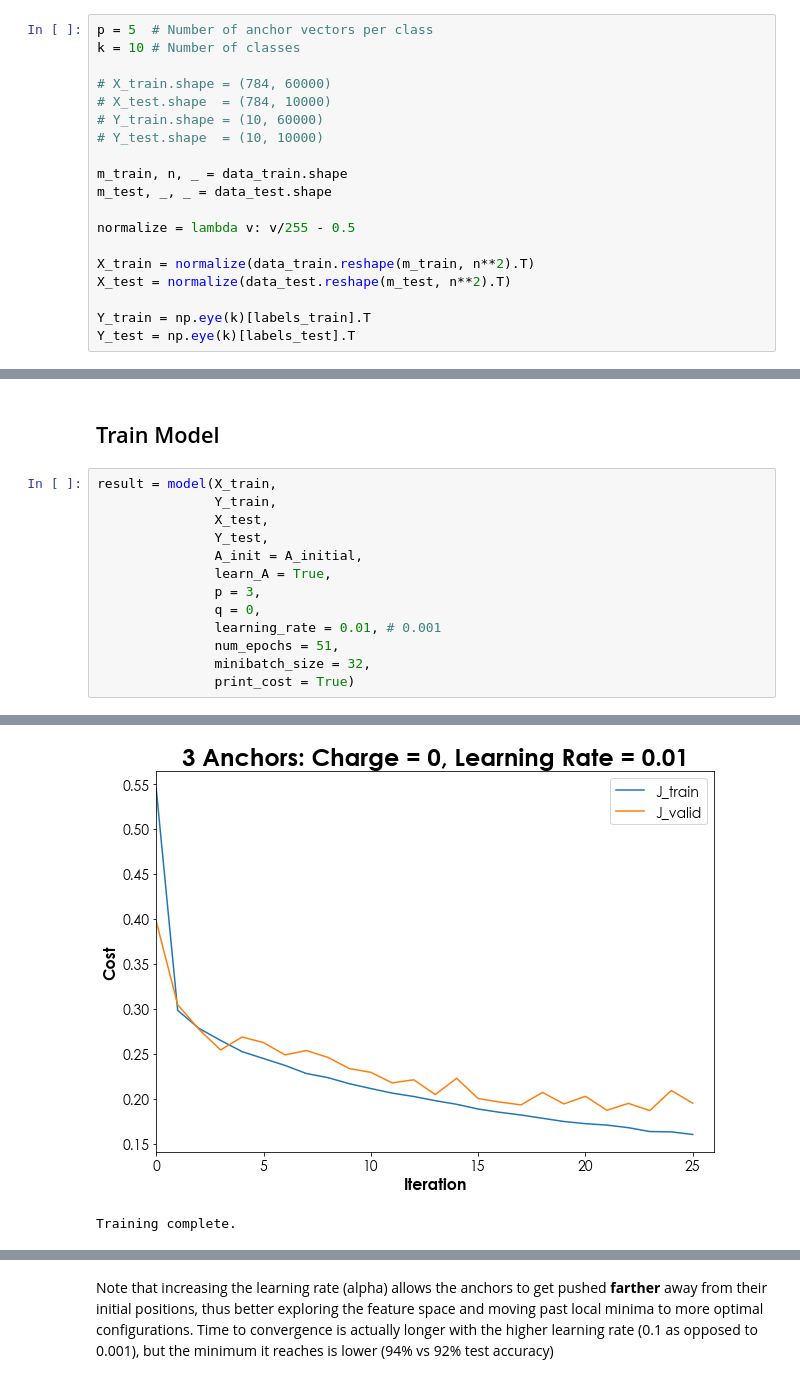
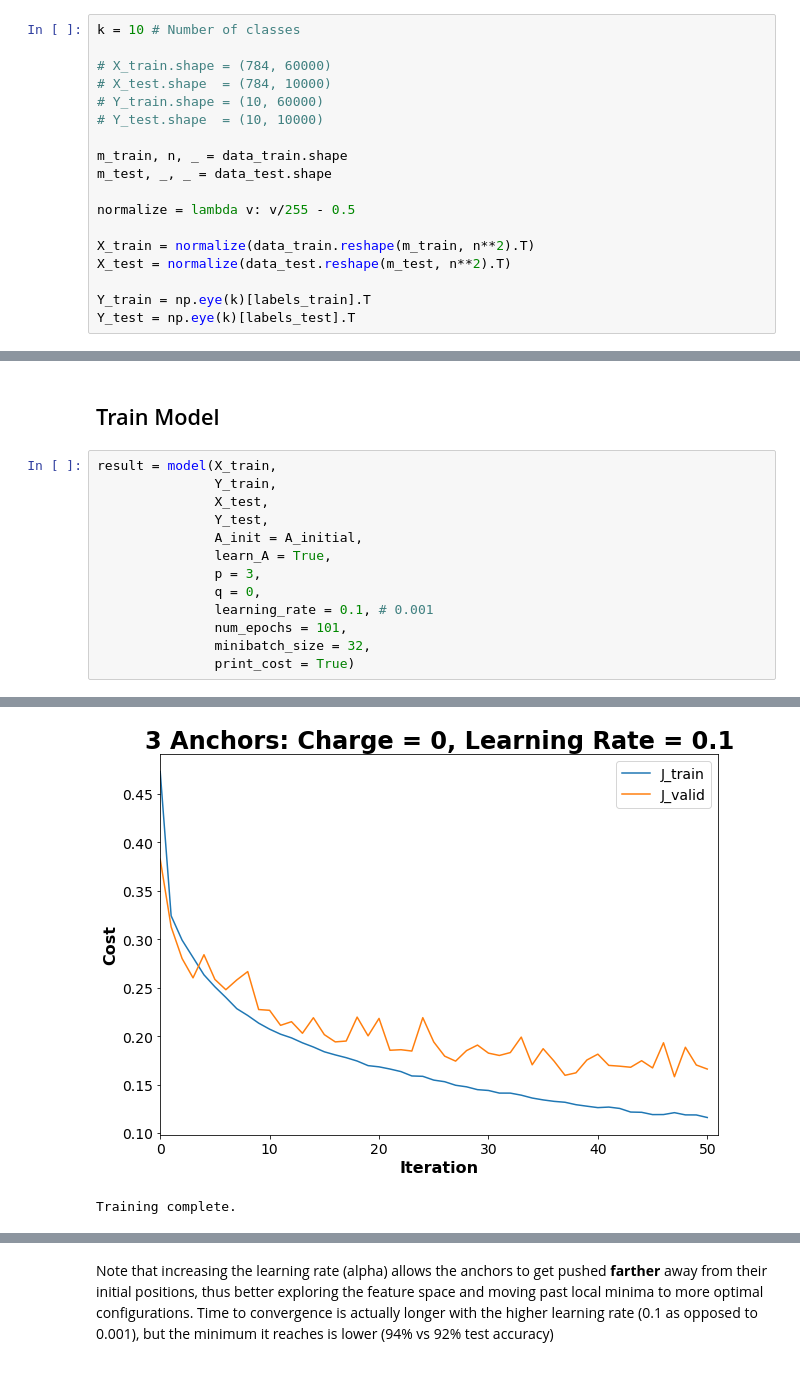
Before and after one commit to chrismbryant/anchor-vector-optimization, a Jupyter notebook: anchors_multi-class.ipynb, the cells around one changed output, grey strips where cells are left out. Saved outputs shown, nothing was run; the diff lists cells and outputs as text.

Commit message:
Add images from 2018-06-11

```diff
--- a/anchors_multi-class.ipynb
+++ b/anchors_multi-class.ipynb
@@ -28,7 +32,6 @@ labels_test= mnist.test_labels()
 # %% [markdown]
 ## Prepare data
 # %%
-p = 5  # Number of anchor vectors per class
 k = 10 # Number of classes
 
 # X_train.shape = (784, 60000)
@@ -289,8 +292,8 @@ result = model(X_train,
                learn_A = True,
                p = 3,
                q = 0,
-               learning_rate = 0.01, # 0.001
-               num_epochs = 51,
+               learning_rate = 0.1, # 0.001
+               num_epochs = 101,
                minibatch_size = 32,
                print_cost = True)
 # %% [output]
@@ -303,4 +311,4 @@ Cost after epoch 50: 0.160379 (time elapsed = 453.172278 s)
-[figure, old version]
+[figure, new version]
 Training complete.
 # %%
 params, H_train, H_test, J_train, J_valid = result
```
Also changed, not shown: parts of 4 cells of this notebook, 2 other files.
